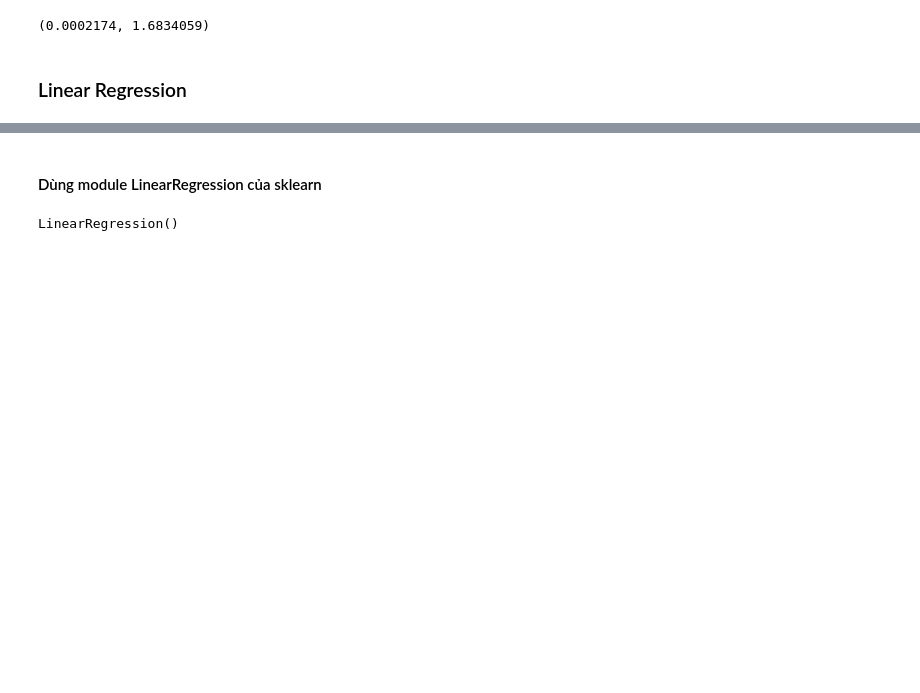
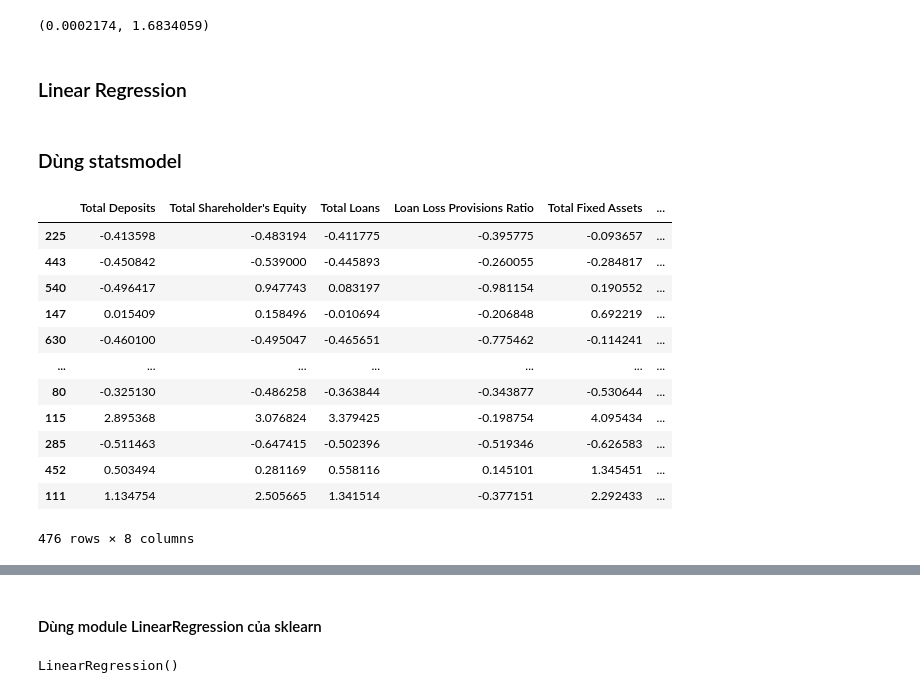
Before and after one commit to trhgquan/MTH063, a Jupyter notebook: final/vn-bank.ipynb, the cells around one changed output, grey strips where cells are left out. Saved outputs shown, nothing was run; the diff lists cells and outputs as text; code cells hidden in the pictures; blank space fills up the shorter version.

```diff
--- a/final/vn-bank.ipynb
+++ b/final/vn-bank.ipynb
@@ -1120,3 +1101,23 @@ df_cau6_test_y.min(), df_cau6_test_y.max()
 # df_cau6_test_y.to_csv("/content/test_y.csv", index=False)
 # %% [markdown]
 ### Linear Regression
+# %% [markdown]
+### Dùng statsmodel
+# %%
+statmodel_lr_training_df = pd.DataFrame(df_cau6_train_X_scaled, index=df_cau6_train_X.index, columns=df_cau6_train_X.columns)
+# %%
+statmodel_lr_training_df
+# %% [output]
+|  | Total Deposits | Total Shareholder's Equity | Total Loans | Loan Loss Provisions Ratio | Total Fixed Assets | ... |
+| 225 | -0.413598 | -0.483194 | -0.411775 | -0.395775 | -0.093657 | ... |
+| 443 | -0.450842 | -0.539000 | -0.445893 | -0.260055 | -0.284817 | ... |
+| 540 | -0.496417 | 0.947743 | 0.083197 | -0.981154 | 0.190552 | ... |
+| 147 | 0.015409 | 0.158496 | -0.010694 | -0.206848 | 0.692219 | ... |
+| 630 | -0.460100 | -0.495047 | -0.465651 | -0.775462 | -0.114241 | ... |
+| ... | ... | ... | ... | ... | ... | ... |
+| 80 | -0.325130 | -0.486258 | -0.363844 | -0.343877 | -0.530644 | ... |
+| 115 | 2.895368 | 3.076824 | 3.379425 | -0.198754 | 4.095434 | ... |
+| 285 | -0.511463 | -0.647415 | -0.502396 | -0.519346 | -0.626583 | ... |
+| 452 | 0.503494 | 0.281169 | 0.558116 | 0.145101 | 1.345451 | ... |
+| 111 | 1.134754 | 2.505665 | 1.341514 | -0.377151 | 2.292433 | ... |
+476 rows × 8 columns
```
Also changed, not shown: parts of 12 cells of this notebook.
